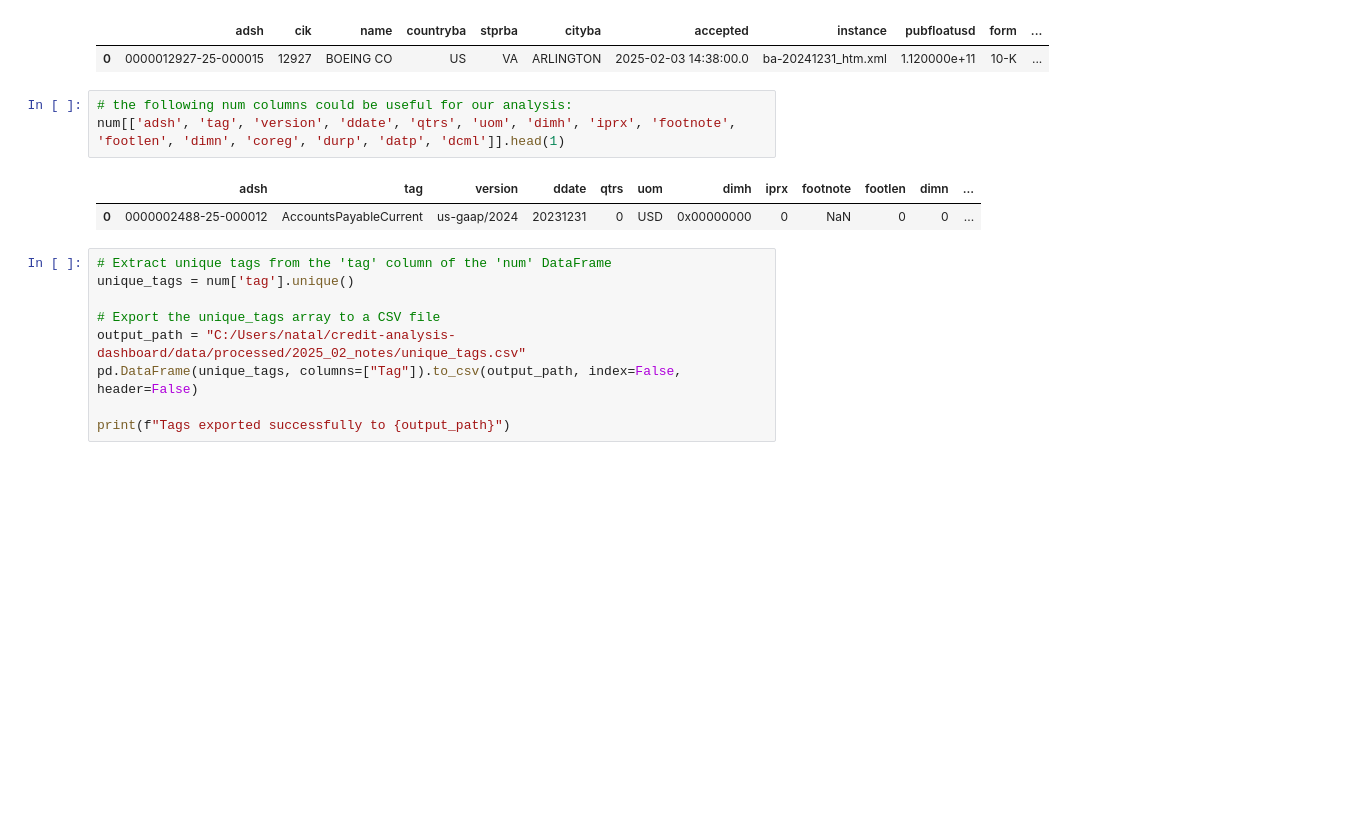
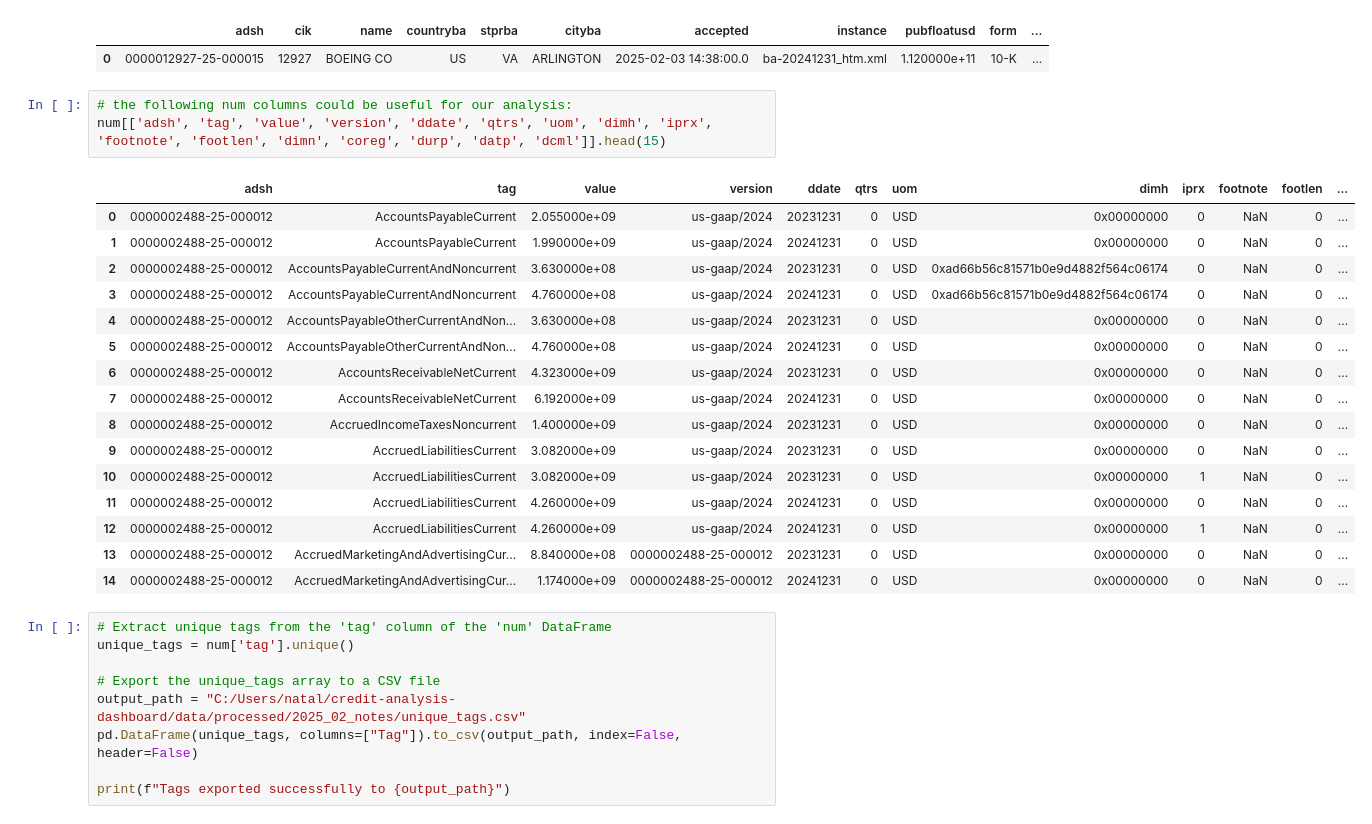
Before and after one commit to NataliaStekolnikova/credit-analysis-dashboard, a Jupyter notebook: notebooks/extracting-financial-10-k-reports-via-sec-edgar-db.ipynb, the cells around one changed output. Saved outputs shown, nothing was run; the diff lists cells and outputs as text; blank space fills up the shorter version.

```diff
--- a/notebooks/extracting-financial-10-k-reports-via-sec-edgar-db.ipynb
+++ b/notebooks/extracting-financial-10-k-reports-via-sec-edgar-db.ipynb
@@ -385,10 +405,24 @@ sub[['adsh', 'cik', 'name', 'countryba', 'stprba', 'cityba', 'accepted', 'instan
 | 0 | 0000012927-25-000015 | 12927 | BOEING CO | US | VA | ARLINGTON | 2025-02-03 14:38:00.0 | ba-20241231_htm.xml | 1.120000e+11 | 10-K | ... |
 # %%
 # the following num columns could be useful for our analysis:
-num[['adsh', 'tag', 'version', 'ddate', 'qtrs', 'uom', 'dimh', 'iprx', 'footnote', 'footlen', 'dimn', 'coreg', 'durp', 'datp', 'dcml']].head(1)
+num[['adsh', 'tag', 'value', 'version', 'ddate', 'qtrs', 'uom', 'dimh', 'iprx', 'footnote', 'footlen', 'dimn', 'coreg', 'durp', 'datp', 'dcml']].head(15)
 # %% [output]
-|  | adsh | tag | version | ddate | qtrs | uom | dimh | iprx | footnote | footlen | dimn | ... |
-| 0 | 0000002488-25-000012 | AccountsPayableCurrent | us-gaap/2024 | 20231231 | 0 | USD | 0x00000000 | 0 | NaN | 0 | 0 | ... |
+|  | adsh | tag | value | version | ddate | qtrs | uom | dimh | iprx | footnote | footlen | ... |
+| 0 | 0000002488-25-000012 | AccountsPayableCurrent | 2.055000e+09 | us-gaap/2024 | 20231231 | 0 | USD | 0x00000000 | 0 | NaN | 0 | ... |
+| 1 | 0000002488-25-000012 | AccountsPayableCurrent | 1.990000e+09 | us-gaap/2024 | 20241231 | 0 | USD | 0x00000000 | 0 | NaN | 0 | ... |
+| 2 | 0000002488-25-000012 | AccountsPayableCurrentAndNoncurrent | 3.630000e+08 | us-gaap/2024 | 20231231 | 0 | USD | 0xad66b56c81571b0e9d4882f564c06174 | 0 | NaN | 0 | ... |
+| 3 | 0000002488-25-000012 | AccountsPayableCurrentAndNoncurrent | 4.760000e+08 | us-gaap/2024 | 20241231 | 0 | USD | 0xad66b56c81571b0e9d4882f564c06174 | 0 | NaN | 0 | ... |
+| 4 | 0000002488-25-000012 | AccountsPayableOtherCurrentAndNon... | 3.630000e+08 | us-gaap/2024 | 20231231 | 0 | USD | 0x00000000 | 0 | NaN | 0 | ... |
+| 5 | 0000002488-25-000012 | AccountsPayableOtherCurrentAndNon... | 4.760000e+08 | us-gaap/2024 | 20241231 | 0 | USD | 0x00000000 | 0 | NaN | 0 | ... |
+| 6 | 0000002488-25-000012 | AccountsReceivableNetCurrent | 4.323000e+09 | us-gaap/2024 | 20231231 | 0 | USD | 0x00000000 | 0 | NaN | 0 | ... |
+| 7 | 0000002488-25-000012 | AccountsReceivableNetCurrent | 6.192000e+09 | us-gaap/2024 | 20241231 | 0 | USD | 0x00000000 | 0 | NaN | 0 | ... |
+| 8 | 0000002488-25-000012 | AccruedIncomeTaxesNoncurrent | 1.400000e+09 | us-gaap/2024 | 20231231 | 0 | USD | 0x00000000 | 0 | NaN | 0 | ... |
+| 9 | 0000002488-25-000012 | AccruedLiabilitiesCurrent | 3.082000e+09 | us-gaap/2024 | 20231231 | 0 | USD | 0x00000000 | 0 | NaN | 0 | ... |
+| 10 | 0000002488-25-000012 | AccruedLiabilitiesCurrent | 3.082000e+09 | us-gaap/2024 | 20231231 | 0 | USD | 0x00000000 | 1 | NaN | 0 | ... |
+| 11 | 0000002488-25-000012 | AccruedLiabilitiesCurrent | 4.260000e+09 | us-gaap/2024 | 20241231 | 0 | USD | 0x00000000 | 0 | NaN | 0 | ... |
+| 12 | 0000002488-25-000012 | AccruedLiabilitiesCurrent | 4.260000e+09 | us-gaap/2024 | 20241231 | 0 | USD | 0x00000000 | 1 | NaN | 0 | ... |
+| 13 | 0000002488-25-000012 | AccruedMarketingAndAdvertisingCur... | 8.840000e+08 | 0000002488-25-000012 | 20231231 | 0 | USD | 0x00000000 | 0 | NaN | 0 | ... |
+| 14 | 0000002488-25-000012 | AccruedMarketingAndAdvertisingCur... | 1.174000e+09 | 0000002488-25-000012 | 20241231 | 0 | USD | 0x00000000 | 0 | NaN | 0 | ... |
 # %%
 # Extract unique tags from the 'tag' column of the 'num' DataFrame
 unique_tags = num['tag'].unique()
```
Also changed, not shown: parts of 5 cells of this notebook, 1 other file.
